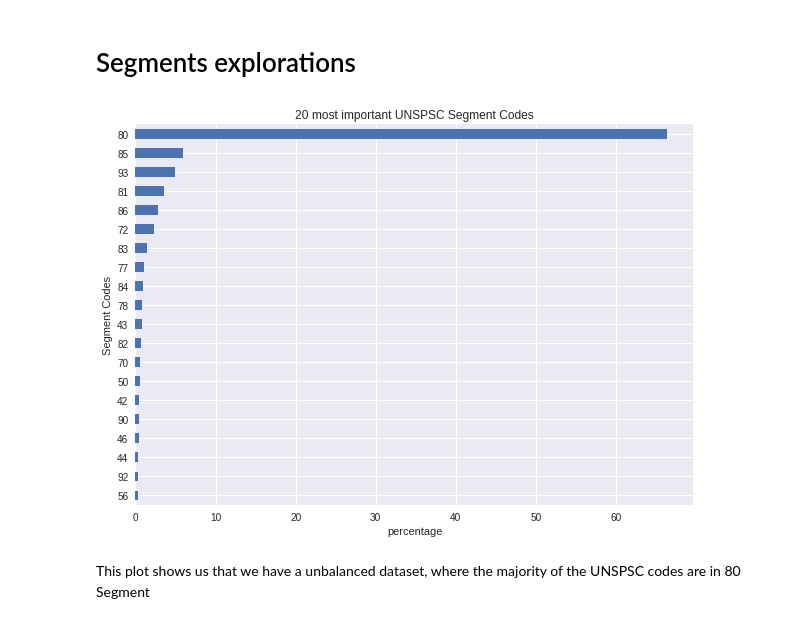
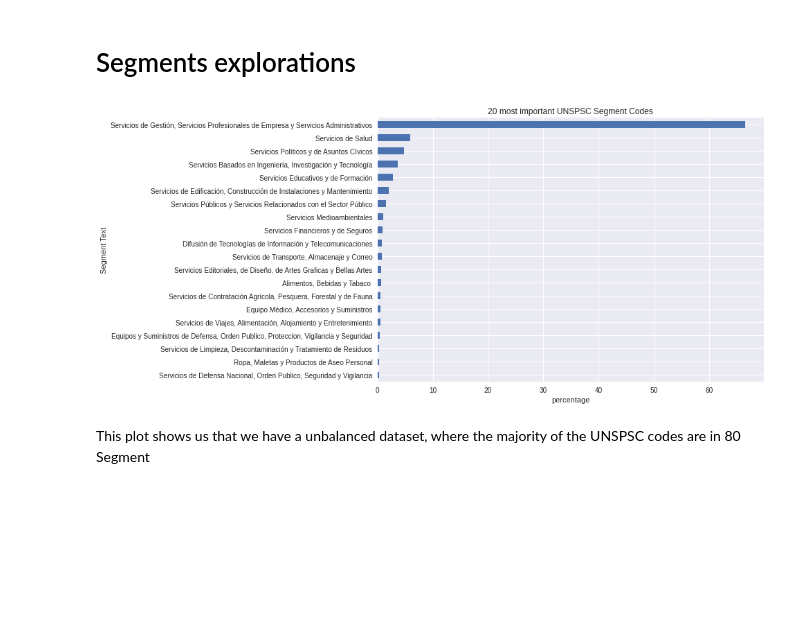
Before and after one commit to Dalperdomoe/compra_eficiente_unspsc_codes_nlp, a Jupyter notebook: notebooks/2.0-dape-data_exploration.ipynb, the cells around one changed output. Drawn from its saved outputs; the diff is of its cells as text; code cells hidden in the pictures; blank space fills up the shorter version.

```diff
--- a/notebooks/2.0-dape-data_exploration.ipynb
+++ b/notebooks/2.0-dape-data_exploration.ipynb
@@ -96,12 +73,37 @@ segment_dict = dict(
+# %%
+segment_dict = dict(
+    zip(
+        df_unspsc['Código Segmento'].astype('str'),
+        df_unspsc['Nombre Segmento']
+    )
+)
+family_dict = dict(
+    zip(
+        df_unspsc['Código Familia'].astype('str'),
+        df_unspsc['Nombre Familia']
+    )
+)
+class_dict = dict(
+    zip(
+        df_unspsc['Código Clase'].astype('str'),
+        df_unspsc['Nombre Clase']
+    )
+)
+commodity_dict = dict(
+    zip(
+        df_unspsc['Código Producto'].astype('str'),
+        df_unspsc['Nombre Producto']
+    )
+)
 # %% [markdown]
 # Transform UNSPSC codes to topics
 # %%
 df_sample['codigo_de_categoria_principal'] = df_sample['codigo_de_categoria_principal'].str.extract('([0-9]{8})', expand=False)
 
-df_sample['segment_code'] = df_sample['codigo_de_categoria_principal'].str.extract('([0-9]{2})', expand=False)
-df_sample['family_code'] = df_sample['codigo_de_categoria_principal'].str.extract('([0-9]{2,4})', expand=False)
-df_sample['class_code'] = df_sample['codigo_de_categoria_principal'].str.extract('([0-9]{4,6})', expand=False)
-df_sample['commodity_code'] = df_sample['codigo_de_categoria_principal'].str.extract('([0-9]{6,8})', expand=False)
+df_sample['segment_code'] = df_sample['codigo_de_categoria_principal'].str[:2]
+df_sample['family_code'] = df_sample['codigo_de_categoria_principal'].str[:4]
+df_sample['class_code'] = df_sample['codigo_de_categoria_principal'].str[:6]
+df_sample['commodity_code'] = df_sample['codigo_de_categoria_principal'].str[:8]
 
 df_sample.head()
 # %% [output]
@@ -112,10 +114,10 @@ df_sample.head()
 | 3 | PRESTAR SERVICIOS PROFESIONALES D... | 80111600 | 80 | 8011 | 801116 | 80111600 |
 | 4 | Prestar servicios personales de c... | 86101710 | 86 | 8610 | 861017 | 86101710 |
 # %%
-df_sample['segment_text'] = df_sample.segment_code.replace(segment_dict).str.extract('([^0-9]+)')
-df_sample['family_text'] = df_sample.family_code.replace(family_dict).str.extract('([^0-9]+)')
-df_sample['class_text'] = df_sample.class_code.replace(class_dict).str.extract('([^0-9]+)')
-df_sample['commodity_text'] = df_sample.commodity_code.replace(commodity_dict).str.extract('([^0-9]+)')
+df_sample['segment_text'] = df_sample.segment_code.map(segment_dict)
+df_sample['family_text'] = df_sample.family_code.map(family_dict)
+df_sample['class_text'] = df_sample.class_code.map(class_dict)
+df_sample['commodity_text'] = df_sample.commodity_code.map(commodity_dict)
 
 df_sample.head(10)
 # %% [output]
@@ -177,11 +179,11 @@ From these basic histograms of description texts, we can see that mosk contracts
 # %%
 plt.figure(figsize=(10,7))
 plt.title('20 most important UNSPSC Segment Codes')
-plt.ylabel('Segment Codes')
+plt.ylabel('Segment Text')
 plt.xlabel('percentage')
-(100*df_sample.segment_code.value_counts(normalize=True)).iloc[:20].sort_values().plot(kind = 'barh');
+(100*df_sample.segment_text.value_counts(normalize=True)).iloc[:20].sort_values().plot(kind = 'barh');
 # %% [output]
-[figure, old version]
+[figure, new version]
 # %% [markdown]
 This plot shows us that we have a unbalanced dataset, where the majority of the UNSPSC codes are in 80 Segment
 # %% [markdown]
```
Also changed, not shown: parts of 16 cells of this notebook, 4 other files.
